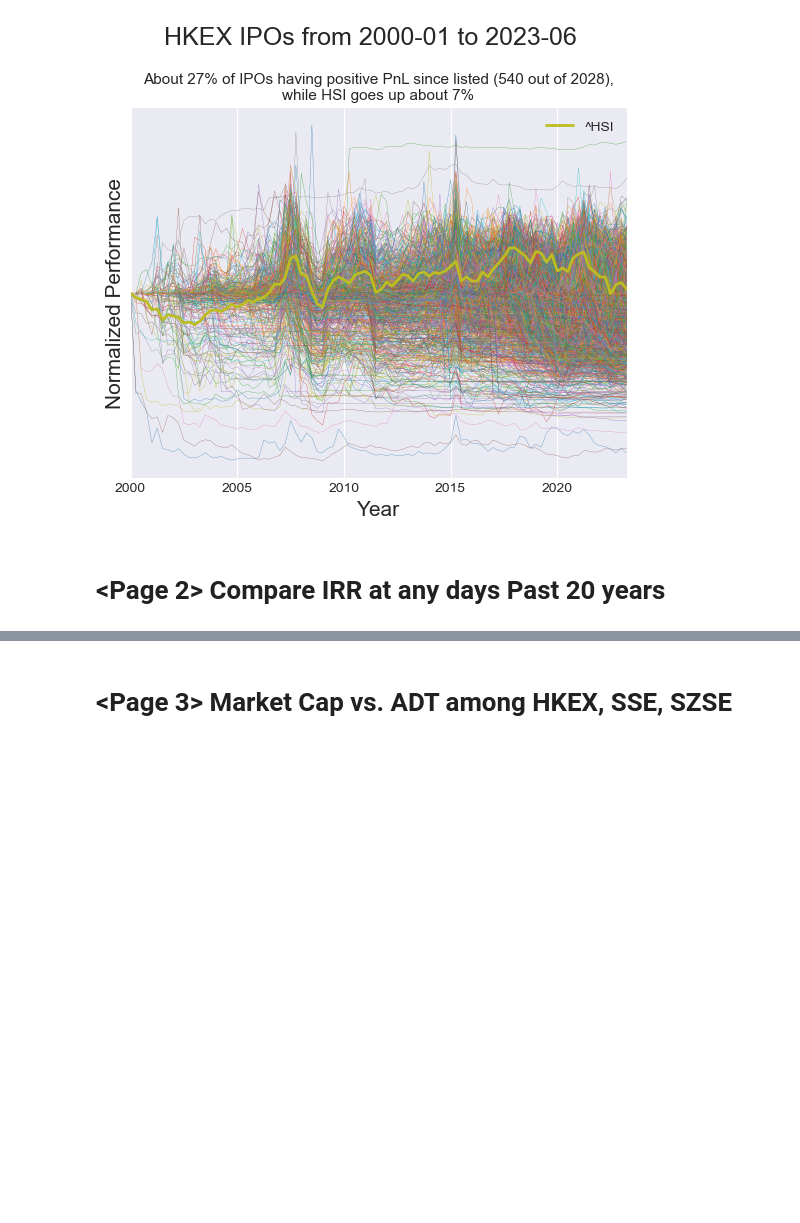
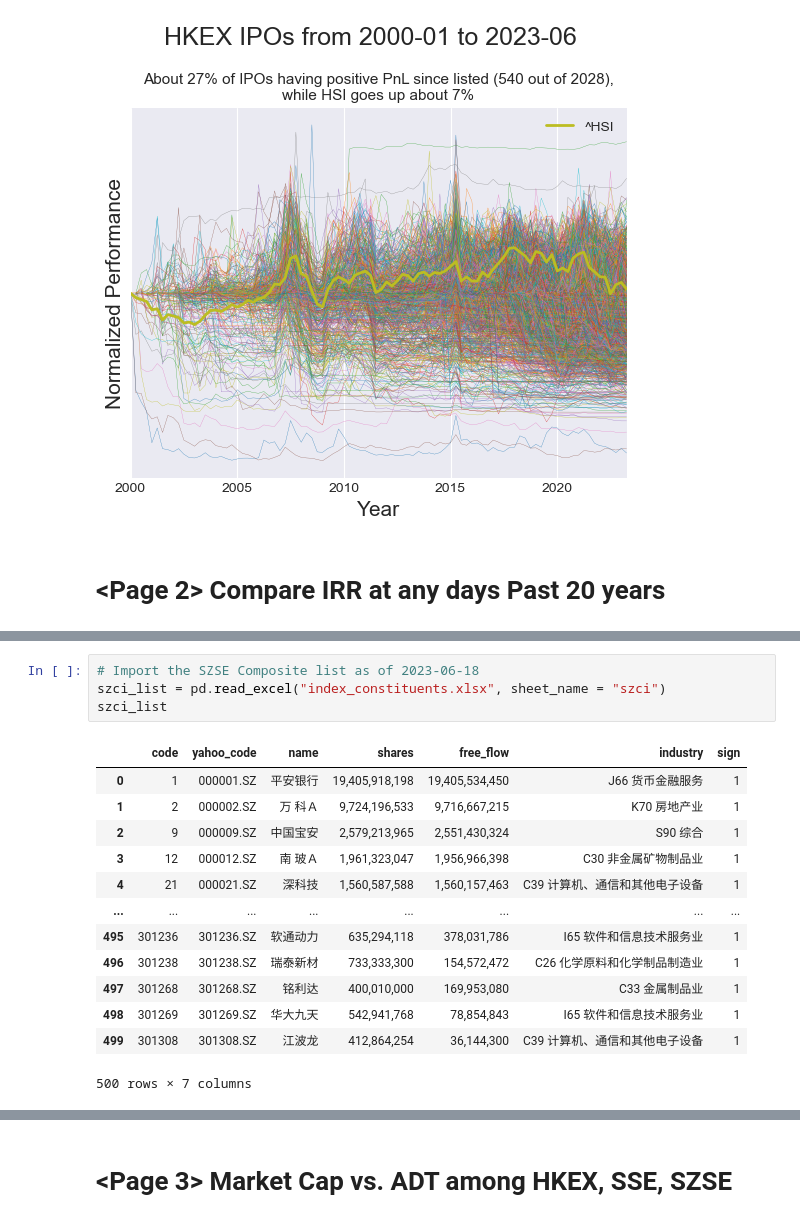
Before and after one commit to ckyma/exchatbook, a Jupyter notebook: getYahooData.ipynb, the cells around one changed output, grey strips where cells are left out. Drawn from its saved outputs; the diff is of its cells as text; blank space fills up the shorter version.

```diff
--- a/getYahooData.ipynb
+++ b/getYahooData.ipynb
@@ -744,0 +783,18 @@ plt.savefig('page1.png', dpi=600)
+# %%
+# Import the SZSE Composite list as of 2023-06-18
+szci_list = pd.read_excel("index_constituents.xlsx", sheet_name = "szci")
+szci_list
+# %% [output]
+|  | code | yahoo_code | name | shares | free_flow | industry | sign |
+| 0 | 1 | 000001.SZ | 平安银行 | 19,405,918,198 | 19,405,534,450 | J66 货币金融服务 | 1 |
+| 1 | 2 | 000002.SZ | 万 科Ａ | 9,724,196,533 | 9,716,667,215 | K70 房地产业 | 1 |
+| 2 | 9 | 000009.SZ | 中国宝安 | 2,579,213,965 | 2,551,430,324 | S90 综合 | 1 |
+| 3 | 12 | 000012.SZ | 南 玻Ａ | 1,961,323,047 | 1,956,966,398 | C30 非金属矿物制品业 | 1 |
+| 4 | 21 | 000021.SZ | 深科技 | 1,560,587,588 | 1,560,157,463 | C39 计算机、通信和其他电子设备 | 1 |
+| ... | ... | ... | ... | ... | ... | ... | ... |
+| 495 | 301236 | 301236.SZ | 软通动力 | 635,294,118 | 378,031,786 | I65 软件和信息技术服务业 | 1 |
+| 496 | 301238 | 301238.SZ | 瑞泰新材 | 733,333,300 | 154,572,472 | C26 化学原料和化学制品制造业 | 1 |
+| 497 | 301268 | 301268.SZ | 铭利达 | 400,010,000 | 169,953,080 | C33 金属制品业 | 1 |
+| 498 | 301269 | 301269.SZ | 华大九天 | 542,941,768 | 78,854,843 | I65 软件和信息技术服务业 | 1 |
+| 499 | 301308 | 301308.SZ | 江波龙 | 412,864,254 | 36,144,300 | C39 计算机、通信和其他电子设备 | 1 |
+500 rows × 7 columns
```
Also changed, not shown: parts of 12 cells of this notebook, 7 other files.
